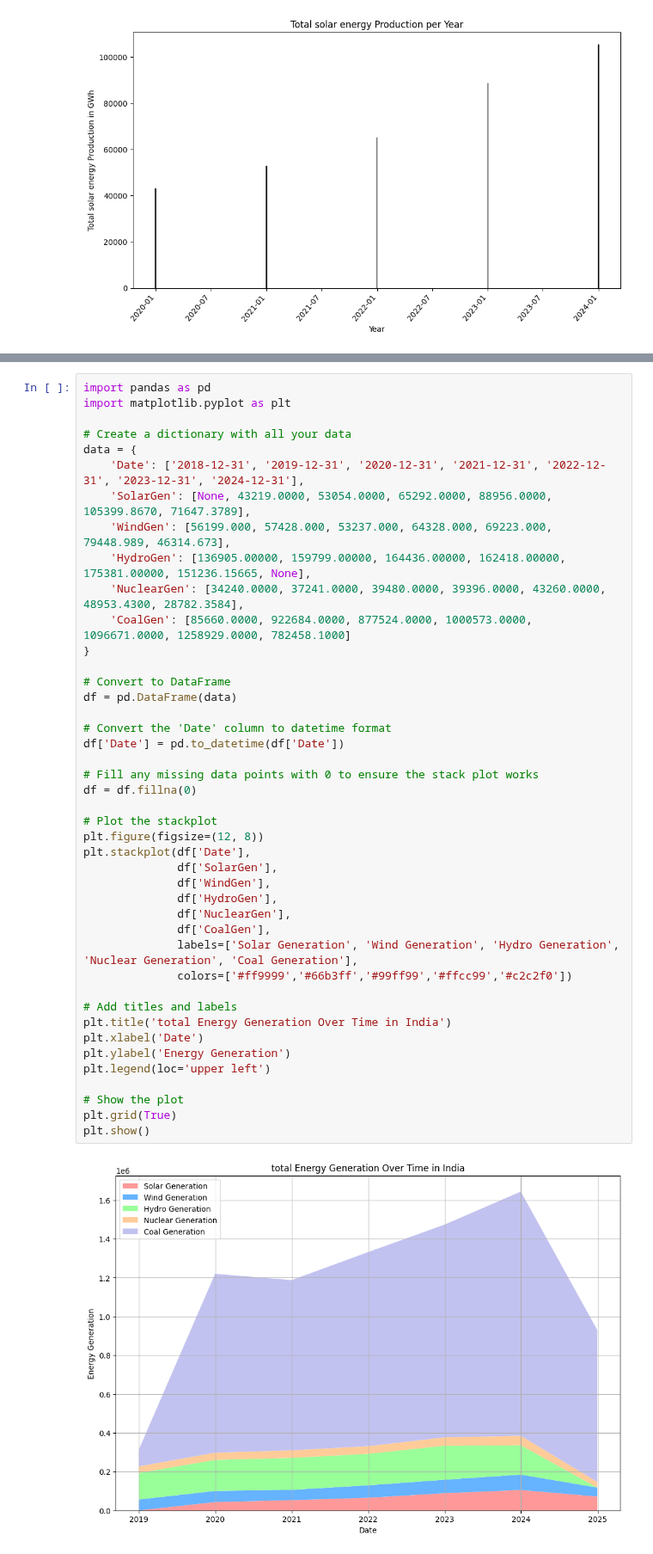
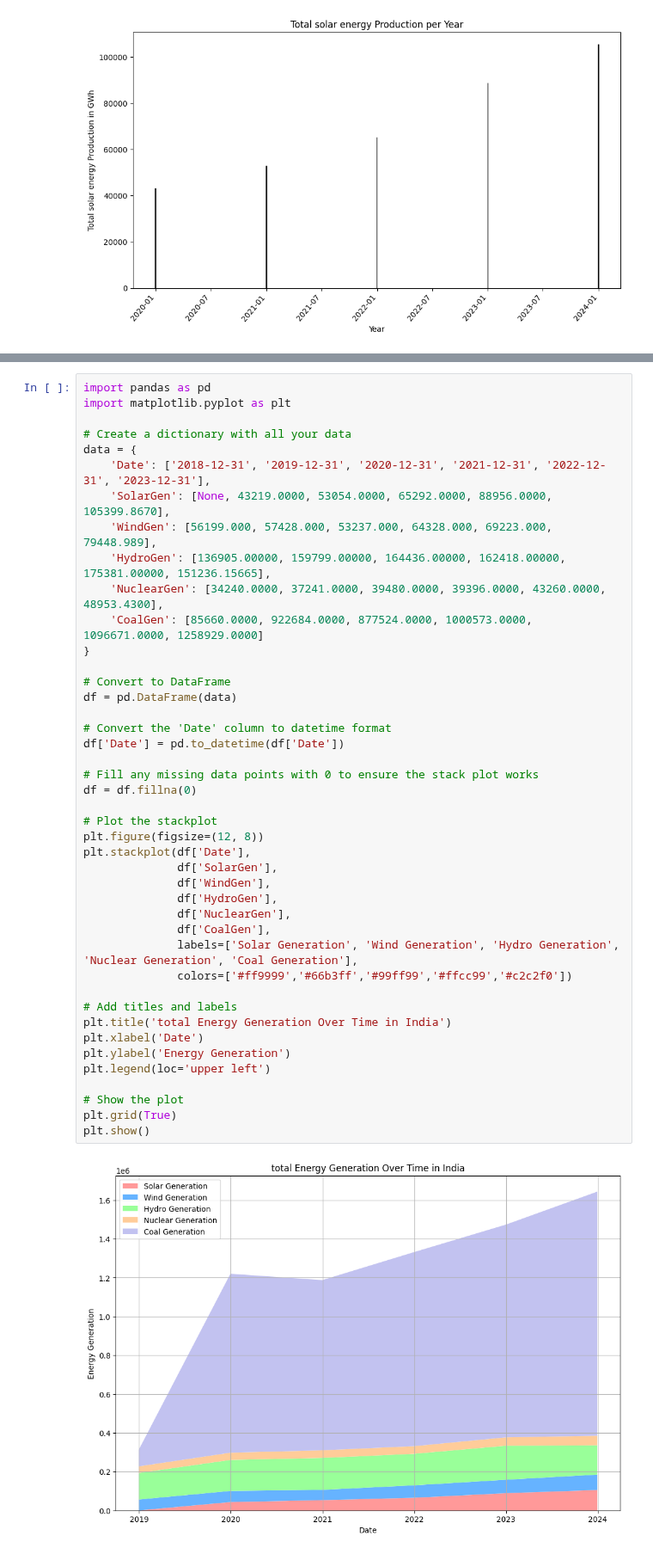
Before and after one commit to jayantxchauhan/India-Energy-Analytics-Model, a Jupyter notebook: ANALYSIS_2.ipynb, the cells around one changed output, grey strips where cells are left out. Shown at 86% size. Cells and saved outputs as stored; diff of their text form.

```diff
--- a/ANALYSIS_2.ipynb
+++ b/ANALYSIS_2.ipynb
@@ -269,42 +269,42 @@ import matplotlib.pyplot as plt
 
 # Create a dictionary with all your data
 data = {
-    'Date': ['2018-12-31', '2019-12-31', '2020-12-31', '2021-12-31', '2022-12-31', '2023-12-31', '2024-12-31'],
-    'SolarGen': [None, 43219.0000, 53054.0000, 65292.0000, 88956.0000, 105399.8670, 71647.3789],
-    'WindGen': [56199.000, 57428.000, 53237.000, 64328.000, 69223.000, 79448.989, 46314.673],
-    'HydroGen': [136905.00000, 159799.00000, 164436.00000, 162418.00000, 175381.00000, 151236.15665, None],
-    'NuclearGen': [34240.0000, 37241.0000, 39480.0000, 39396.0000, 43260.0000, 48953.4300, 28782.3584],
-    'CoalGen': [85660.0000, 922684.0000, 877524.0000, 1000573.0000, 1096671.0000, 1258929.0000, 782458.1000]
+    'Date': ['2018-12-31', '2019-12-31', '2020-12-31', '2021-12-31', '2022-12-31', '2023-12-31'],
+    'SolarGen': [None, 43219.0000, 53054.0000, 65292.0000, 88956.0000, 105399.8670],
+    'WindGen': [56199.000, 57428.000, 53237.000, 64328.000, 69223.000, 79448.989],
+    'HydroGen': [136905.00000, 159799.00000, 164436.00000, 162418.00000, 175381.00000, 151236.15665],
+    'NuclearGen': [34240.0000, 37241.0000, 39480.0000, 39396.0000, 43260.0000, 48953.4300],
+    'CoalGen': [85660.0000, 922684.0000, 877524.0000, 1000573.0000, 1096671.0000, 1258929.0000]
 }
 
 # Convert to DataFrame
 df = pd.DataFrame(data)
 
 # Convert the 'Date' column to datetime format
 df['Date'] = pd.to_datetime(df['Date'])
 
 # Fill any missing data points with 0 to ensure the stack plot works
 df = df.fillna(0)
 
 # Plot the stackplot
 plt.figure(figsize=(12, 8))
 plt.stackplot(df['Date'],
               df['SolarGen'],
               df['WindGen'],
               df['HydroGen'],
               df['NuclearGen'],
               df['CoalGen'],
               labels=['Solar Generation', 'Wind Generation', 'Hydro Generation', 'Nuclear Generation', 'Coal Generation'],
               colors=['#ff9999','#66b3ff','#99ff99','#ffcc99','#c2c2f0'])
 
 # Add titles and labels
 plt.title('total Energy Generation Over Time in India')
 plt.xlabel('Date')
 plt.ylabel('Energy Generation')
 plt.legend(loc='upper left')
 
 # Show the plot
 plt.grid(True)
 plt.show()
 # %% [output]
-[figure, old version]
+[figure, new version]
```
Also changed, not shown: parts of 2 cells of this notebook.
